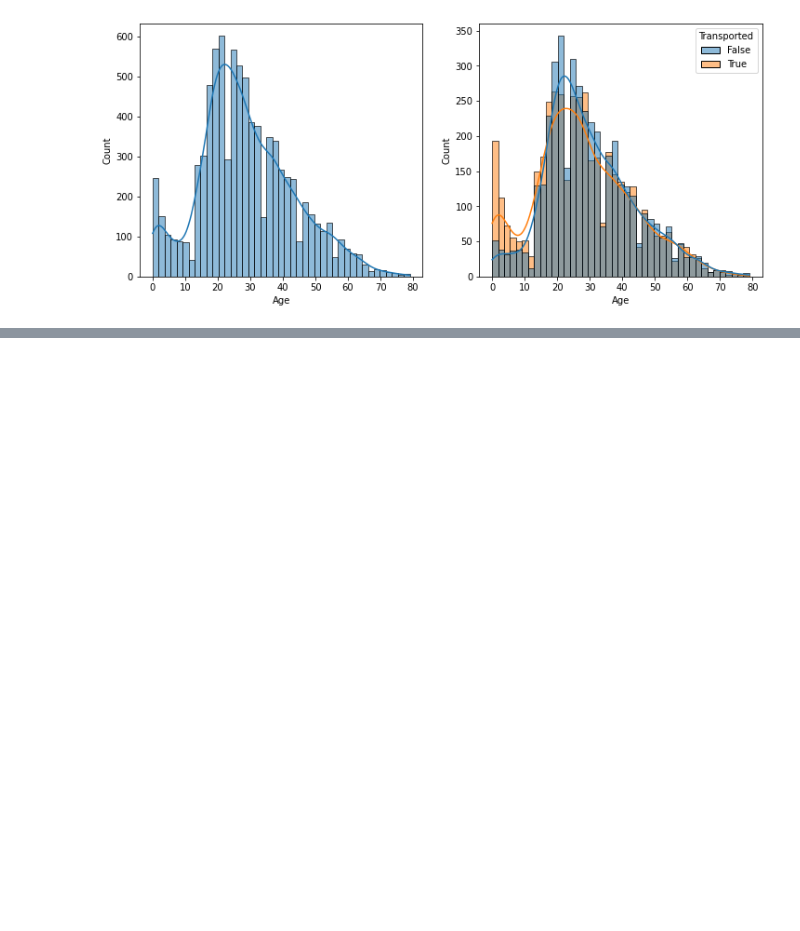
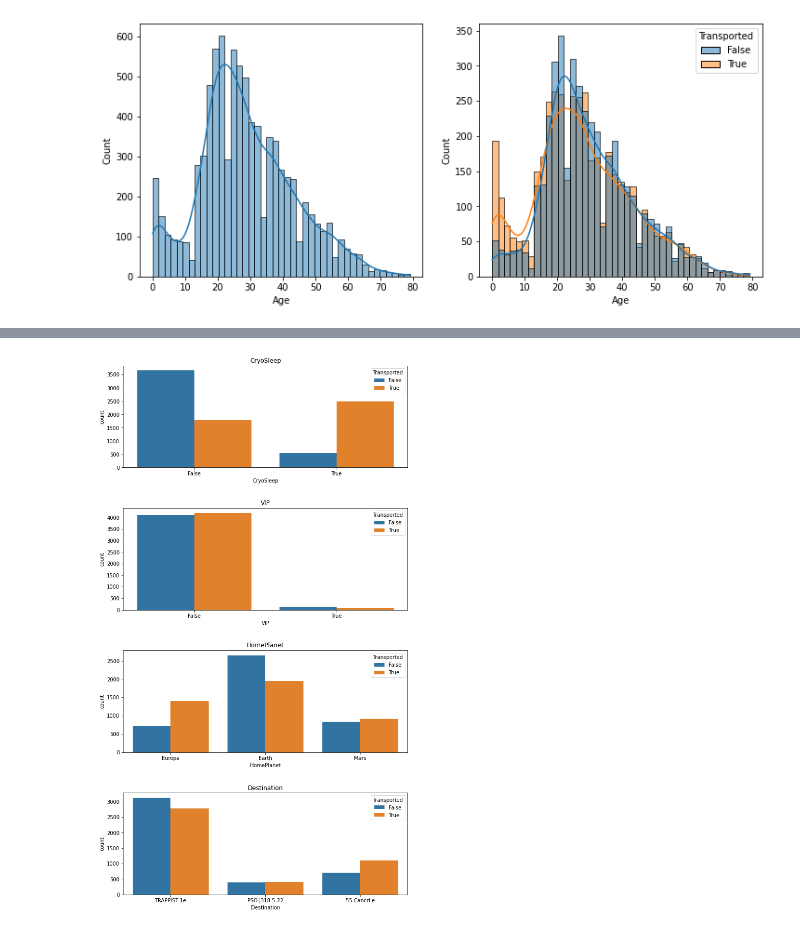
Before and after one commit to danielsaiger1/Data_Analytics, a Jupyter notebook: spaceship-titanic.ipynb, the cells around one changed output, grey strips where cells are left out. Drawn from its saved outputs; the diff is of its cells as text; code cells hidden in the pictures; blank space fills up the shorter version.

Commit message:
Kaggle Notebook | 🚀✨ Spaceship Titanic | Version 4

```diff
--- a/spaceship-titanic.ipynb
+++ b/spaceship-titanic.ipynb
@@ -190,0 +269,22 @@ sns.histplot(x = "Age", data = train, hue = "Transported", kde = True, ax = axs[
+# %%
+cat_feats = ['CryoSleep', 'VIP', 'HomePlanet', 'Destination']
+
+fig.tight_layout()
+
+left  = 0.125  # the left side of the subplots of the figure
+right = 0.9    # the right side of the subplots of the figure
+bottom = 0.1   # the bottom of the subplots of the figure
+top = 1        # the top of the subplots of the figure
+wspace = 0.3   # the amount of width reserved for blank space between subplots
+hspace = 0.4   # the amount of height reserved for white space between subplots
+
+
+
+fig=plt.figure(figsize=(10,16))
+for i, var_name in enumerate(cat_feats):
+    ax=fig.add_subplot(4,1,i+1)
+    sns.countplot(data=train, x=var_name, axes=ax, hue='Transported')
+    ax.set_title(var_name)
+    plt.subplots_adjust(left, bottom, right, top, wspace, hspace)
+# %% [output]
+[figure, added]
```
Also changed, not shown: parts of 10 cells of this notebook.
